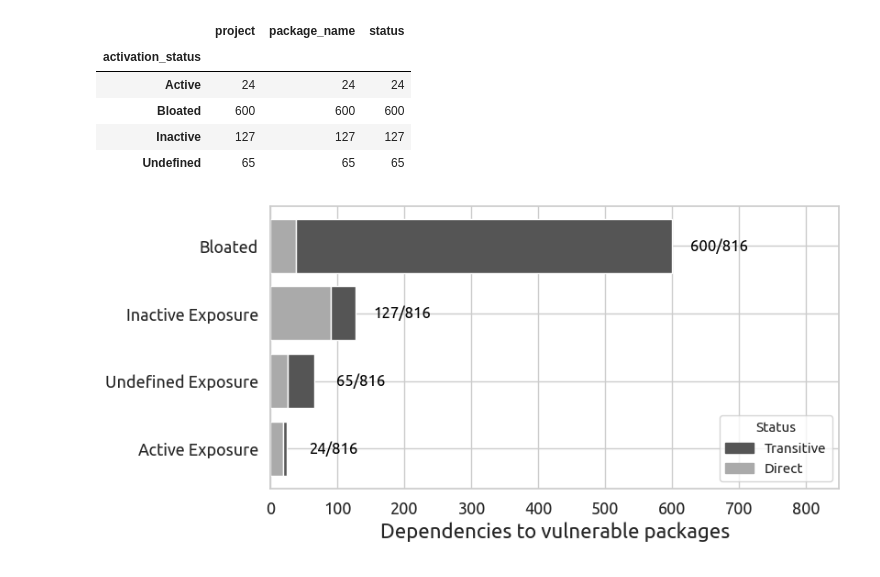
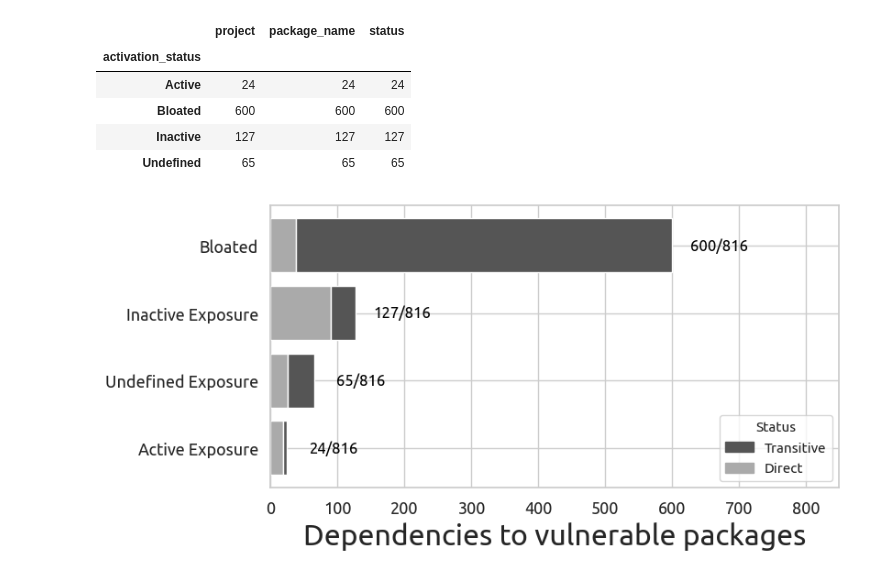
Before and after one commit to gdrosos/bloat-study-artifact, a Jupyter notebook: analysis/rq2.ipynb, the cells around one changed output. Saved outputs shown, nothing was run; the diff lists cells and outputs as text; code cells hidden in the pictures.

```diff
--- a/analysis/rq2.ipynb
+++ b/analysis/rq2.ipynb
@@ -96,32 +96,32 @@ color_dict = dict(zip(statuses, palette))
 
 fig, ax = plt.subplots()
 
 # Create bars for each activation_status and color them by status
 bottoms = {activation_status: 0 for activation_status in sorted_activation_statuses}
 for activation_status in sorted_activation_statuses:
     rows = grouped_df[grouped_df['activation_status'] == activation_status]
     for index, row in rows.iterrows():
         ax.barh(label_mapping[row['activation_status']], row['counts'], color=color_dict[row['status']],
                 left=bottoms[row['activation_status']], edgecolor=None, label=row['status'])
         bottoms[row['activation_status']] += row['counts']
 
     # Annotating total at the end of the bar
     total = bottoms[activation_status]
     ax.annotate(f'{total}/'+f'{df["project"].count()}',
                 xy=(total + 70, label_mapping[activation_status]),
                 ha='center', va='center',
                 color='black')
 
 # Create a legend for each status
 handles = [plt.Rectangle((0,0),1,1, color=color_dict[label]) for label in statuses]
 ax.legend(handles, statuses, title='Status', fontsize=11, title_fontsize=11, loc='lower right')
 
-ax.set_xlabel('Dependencies to vulnerable packages', fontsize=16)
+ax.set_xlabel('Dependencies to vulnerable packages', fontsize=23)
 ax.set_xlim(0, 750 + 100)  # Adjusted xlim to accommodate the annotations
 
 plt.gca().invert_yaxis()
 
 plt.savefig("figures/rq2.pdf", bbox_inches='tight')
 plt.show()
 # %% [output]
-[figure, old version]
+[figure, new version]
```
Also changed, not shown: 1 other file.
